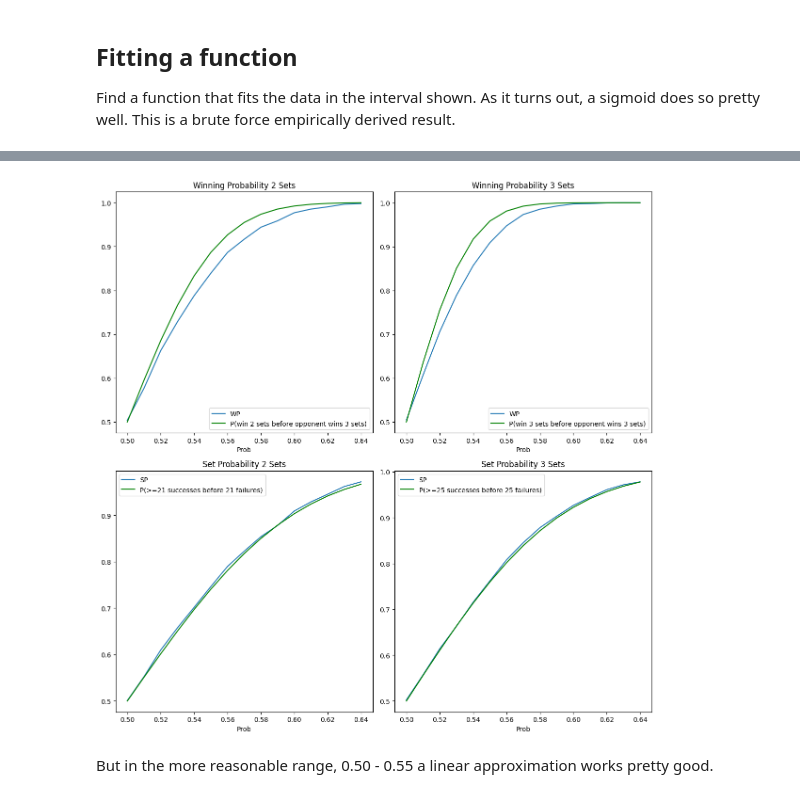
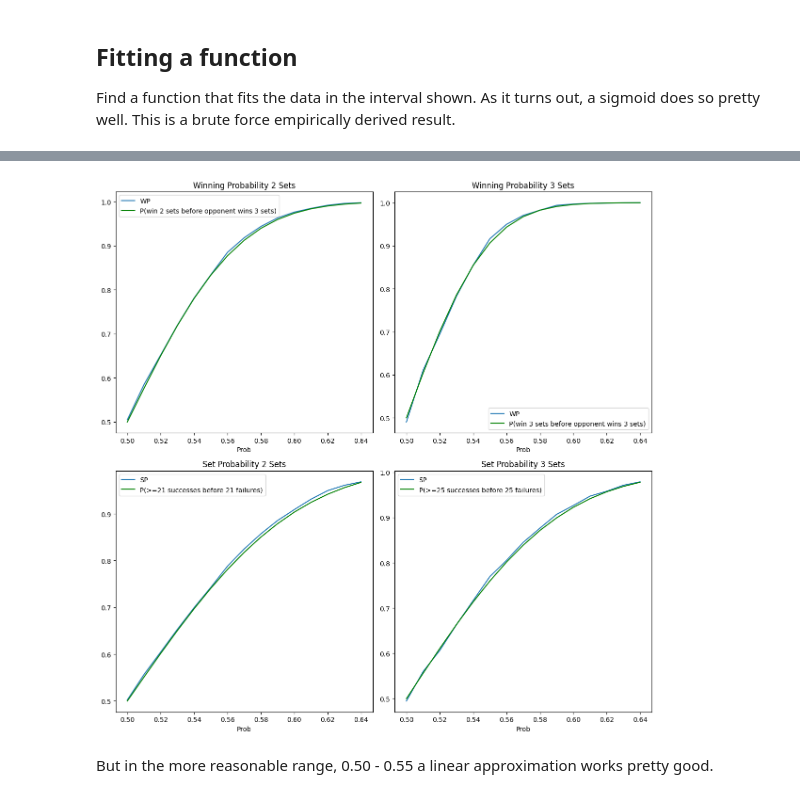
Before and after one commit to lucabol/sportsim, a Jupyter notebook: volley.ipynb, the cells around one changed output, grey strips where cells are left out. Saved outputs shown, nothing was run; the diff lists cells and outputs as text; code cells hidden in the pictures.

```diff
--- a/volley.ipynb
+++ b/volley.ipynb
@@ -169,43 +190,43 @@ But then applying the same model to winning a match gives a worse fit, visually.
 # %%
 # Probability at least k successes before the r-th failure
-# https://math.stackexchange.com/questions/915353/the-probability-of-having-k-successes-before-r-failures-in-a-sequence-of-ind
 # with range ending in j instead of j-1 because the range function is exclusive
 from scipy.special import comb
 from scipy.stats import binom
+from math import factorial
 
 k = r = 21
 prob_at_least_21 = lambda x: sum([comb(k - 1 + j, k -1 ) * x**k * (1 - x)** j for j in range(0, r)])
 k1 = r1 = 25
 prob_at_least_25 = lambda x: sum([comb(k1 - 1 + j, k1 -1 ) * x**k1 * (1 - x)** j for j in range(0, r1)])
 
 # The probability of winning a match with 3 sets before the opponent wins 3 sets
 # is the same formula, but using the probability of winning a set instead of a point
-k2 = r2 = 3
+k2 = r2 = 2
 prob_win_2sets = lambda x: sum([comb(k2 - 1 + j, k2 -1 ) * prob_at_least_21(x)**k2 * (1 - prob_at_least_21(x))** j for j in range(0, r2)])
-k3 = r3 = 5
+k3 = r3 = 3
 prob_win_3sets = lambda x: sum([comb(k3 - 1 + j, k3 -1 ) * prob_at_least_25(x)**k3 * (1 - prob_at_least_25(x))** j for j in range(0, r3)])
 
 fig, axs = plt.subplots(2, 2, figsize=(12, 12))
 
 df_2sets.plot(x='Prob', y='WP', title='Winning Probability 2 Sets', ax=axs[0, 0]);
 axs[0, 0].plot(df_2sets['Prob'], prob_win_2sets(df_2sets['Prob']), 'g-', label='P(win 2 sets before opponent wins 3 sets)')
 
 df_3sets.plot(x='Prob', y='WP', title='Winning Probability 3 Sets', ax=axs[0, 1]);
 axs[0, 1].plot(df_2sets['Prob'], prob_win_3sets(df_2sets['Prob']), 'g-', label='P(win 3 sets before opponent wins 3 sets)')
 
 df_2sets.plot(x='Prob', y='SP', title='Set Probability 2 Sets', ax=axs[1, 0]);
 axs[1, 0].plot(df_2sets['Prob'], prob_at_least_21(df_2sets['Prob']), 'g-', label='P(>=21 successes before 21 failures)')
 
 df_3sets.plot(x='Prob', y='SP', title='Set Probability 3 Sets', ax=axs[1, 1]);
 axs[1, 1].plot(df_3sets['Prob'], prob_at_least_25(df_3sets['Prob']), 'g-', label='P(>=25 successes before 25 failures)')
 
 # show labels
 for ax in axs.flat:
     ax.legend()
 
 plt.tight_layout()
 # %% [output]
-[figure, old version]
+[figure, new version]
 # %% [markdown]
 But in the more reasonable range, 0.50 - 0.55 a linear approximation works pretty good.
 # %%
```
Also changed, not shown: parts of 6 cells of this notebook.
